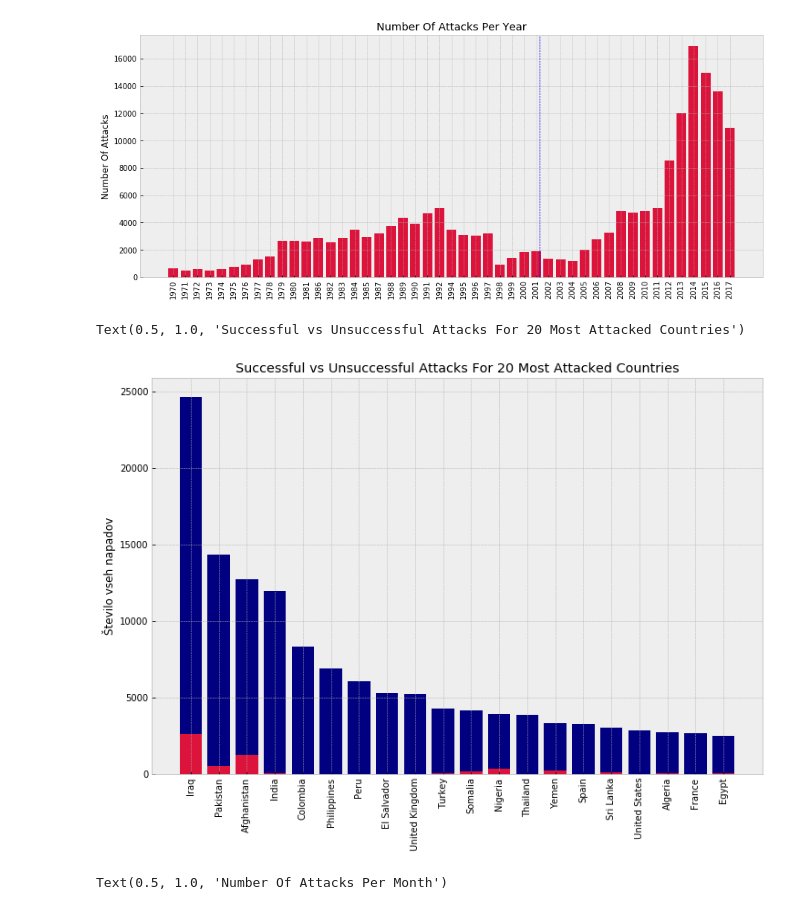
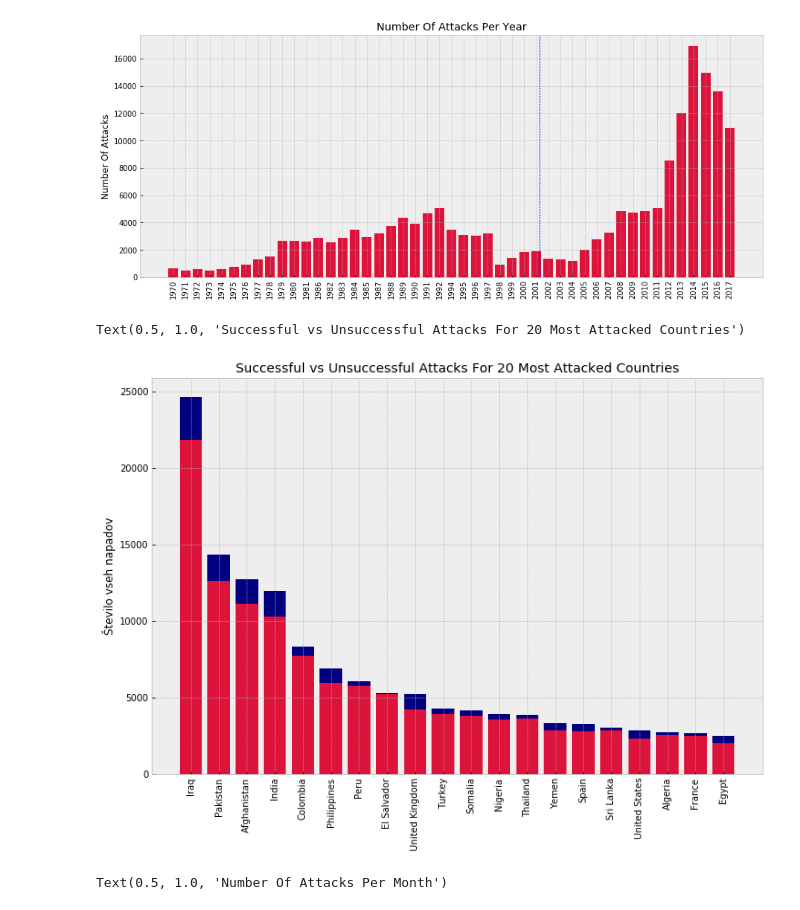
Before and after one commit to Andre711/PR19TANM, a Jupyter notebook: PR_Projekt/Projekt.ipynb, the cells around one changed output. Drawn from its saved outputs; the diff is of its cells as text; code cells hidden in the pictures.

```diff
--- a/PR_Projekt/Projekt.ipynb
+++ b/PR_Projekt/Projekt.ipynb
@@ -46,35 +46,35 @@ Text(0.5, 1.0, 'Number Of Attacks Per Year')
 # %%
 #seznam drzav
 countries = terrorism[:, 6]
 
 attacks_country = defaultdict(int)
 for i in range(len(countries)):
     attacks_country[countries[i]] += 1
 
 attacks_country = sorted(attacks_country.items(), reverse = True, key = lambda x: x[1])
 
 success_true = []
 success_false = []
 success_country = []
 attacks_country_success = defaultdict(list)
 for i in range(20):
-    success = terrorism[terrorism[:, 6] == attacks_country[i][0], 14]
+    success = terrorism[terrorism[:, 6] == attacks_country[i][0], 13]
     success_true.append(len(np.where(success == '1')[0]))
     success_false.append(len(np.where(success == '0')[0]))
     success_country.append(attacks_country[i][0])
 
 x = range(len(success_country))
 
 plt.figure(figsize = (12, 8))
 plt.bar(x, success_true, color = 'crimson', align = 'center')
 plt.bar(x, success_false, bottom = success_true, color = 'navy', align = 'center')
 plt.xticks(x)
 plt.gca().set_xticklabels(success_country, rotation = 90)
 plt.ylabel('Število vseh napadov')
 plt.title("Successful vs Unsuccessful Attacks For 20 Most Attacked Countries")
 # %% [output]
 Text(0.5, 1.0, 'Successful vs Unsuccessful Attacks For 20 Most Attacked Countries')
-[figure, old version]
+[figure, new version]
 # %%
 attacks_per_month = defaultdict(int)
 
```
Also changed, not shown: 2 other files.
